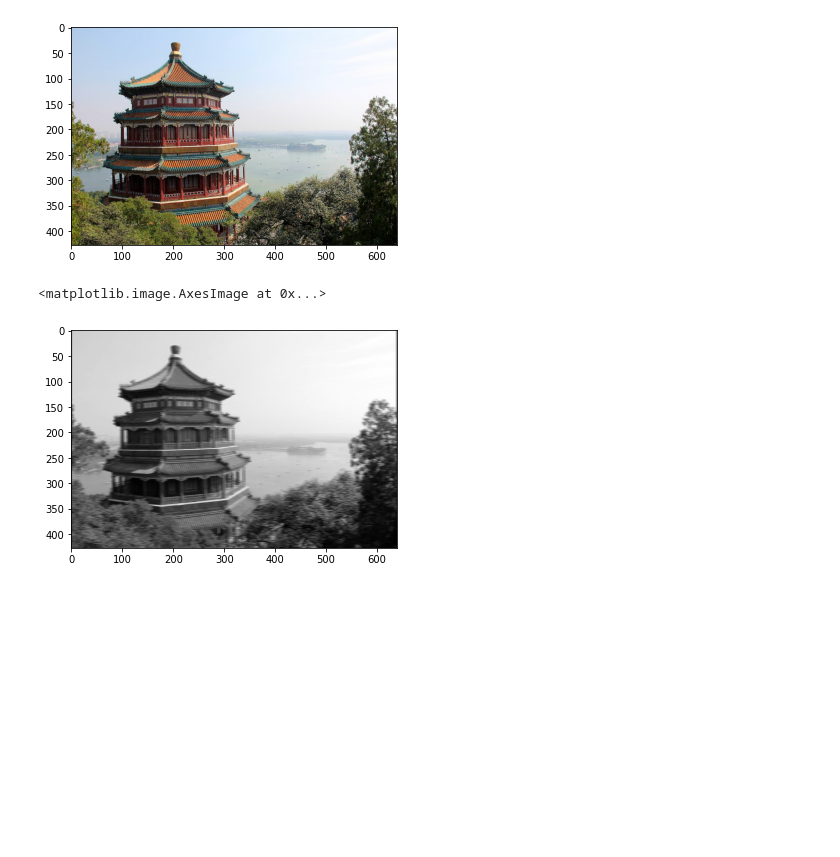
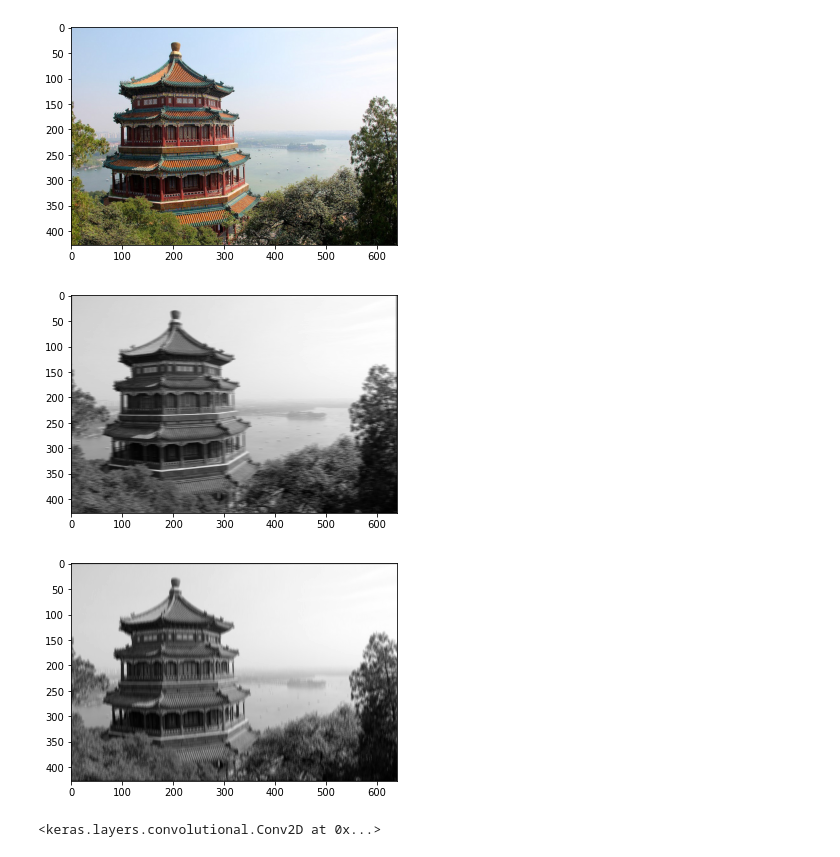
Before and after one commit to mehrshad-sdtn/Hands-on-MachineLearning, a Jupyter notebook: 14/Vision.ipynb, the cells around one changed output. Cells and saved outputs as stored; diff of their text form; code cells hidden in the pictures; blank space fills up the shorter version.

```diff
--- a/14/Vision.ipynb
+++ b/14/Vision.ipynb
@@ -32,7 +33,16 @@ plt.show()
 # %% [output]
 [figure]
 # %%
-plt.imshow(outputs[0, :, :, 1], cmap='gray')
+plt.imshow(outputs[0, :, :,1], cmap='gray')
+plt.show()
+plt.imshow(outputs[0, :, :,0], cmap='gray')
+plt.show()
 # %% [output]
-<matplotlib.image.AxesImage at 0x...>
 [figure]
+[figure, added]
+# %%
+conv = keras.layers.Conv2D(filters=32, kernel_size=3, strides=1,
+padding="same", activation="relu")
+conv
+# %% [output]
+<keras.layers.convolutional.Conv2D at 0x...>
```
Also changed, not shown: parts of 1 cell of this notebook, 1 other file.
